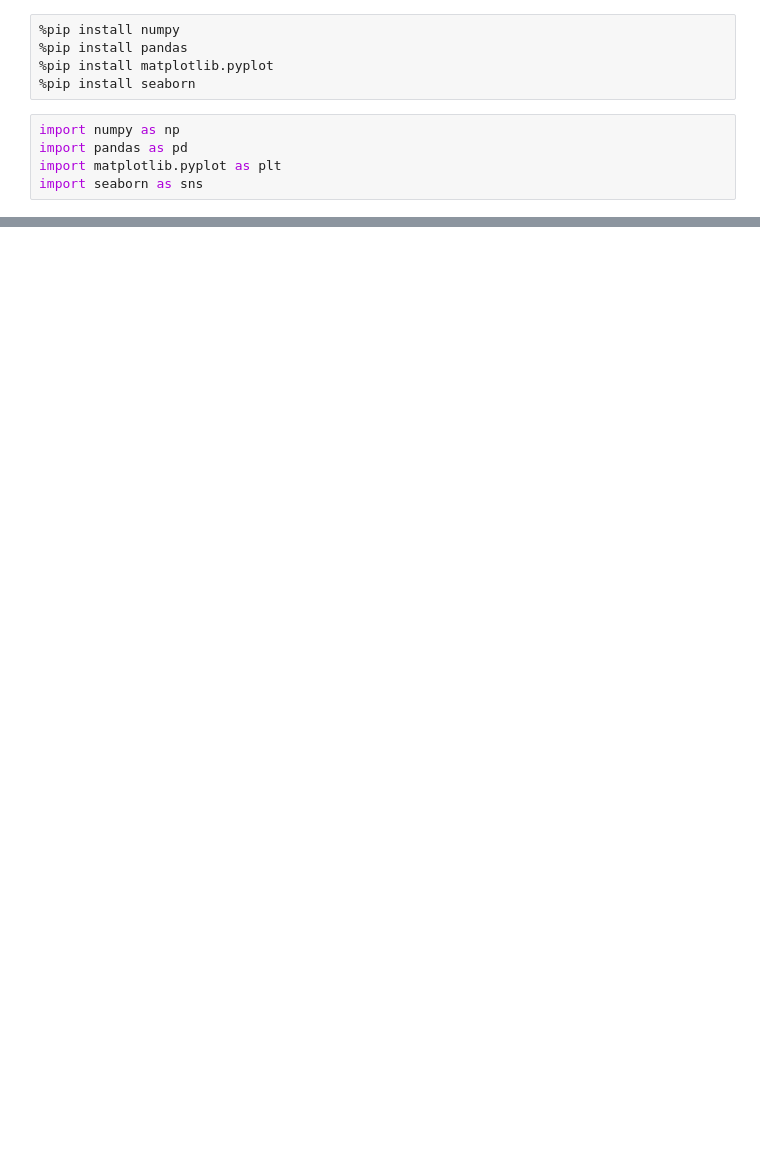
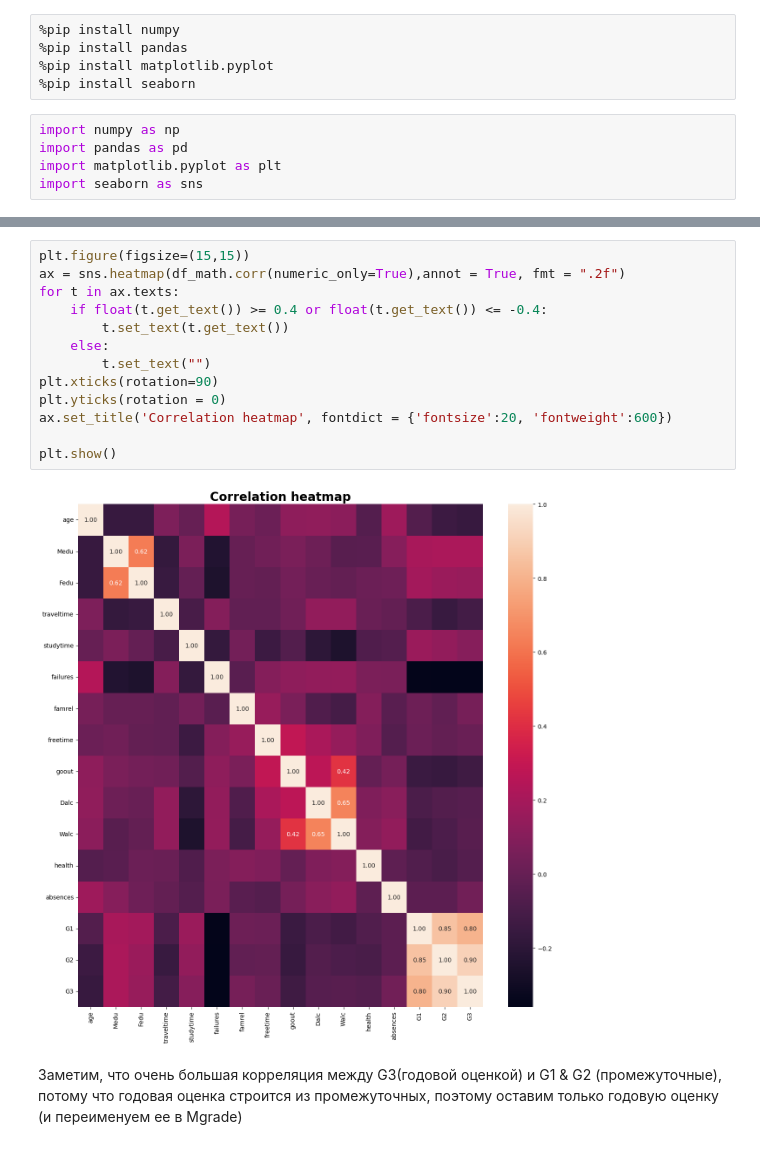
Before and after one commit to LilyKras/andan_alco_project, a Jupyter notebook: project.ipynb, the cells around one changed output, grey strips where cells are left out. Cells and saved outputs as stored; diff of their text form; blank space fills up the shorter version.

```diff
--- a/project.ipynb
+++ b/project.ipynb
@@ -21,0 +102,17 @@ df_math.head()
+# %%
+plt.figure(figsize=(15,15))
+ax = sns.heatmap(df_math.corr(numeric_only=True),annot = True, fmt = ".2f")
+for t in ax.texts:
+    if float(t.get_text()) >= 0.4 or float(t.get_text()) <= -0.4:
+        t.set_text(t.get_text())
+    else:
+        t.set_text("")
+plt.xticks(rotation=90)
+plt.yticks(rotation = 0)
+ax.set_title('Correlation heatmap', fontdict = {'fontsize':20, 'fontweight':600})
+
+plt.show()
+# %% [output]
+[figure, added]
+# %% [markdown]
+Заметим, что очень большая корреляция между G3(годовой оценкой) и G1 & G2 (промежуточные), потому что годовая оценка строится из промежуточных, поэтому оставим только годовую оценку (и переименуем ее в Mgrade)
```
Also changed, not shown: parts of 25 cells of this notebook.
